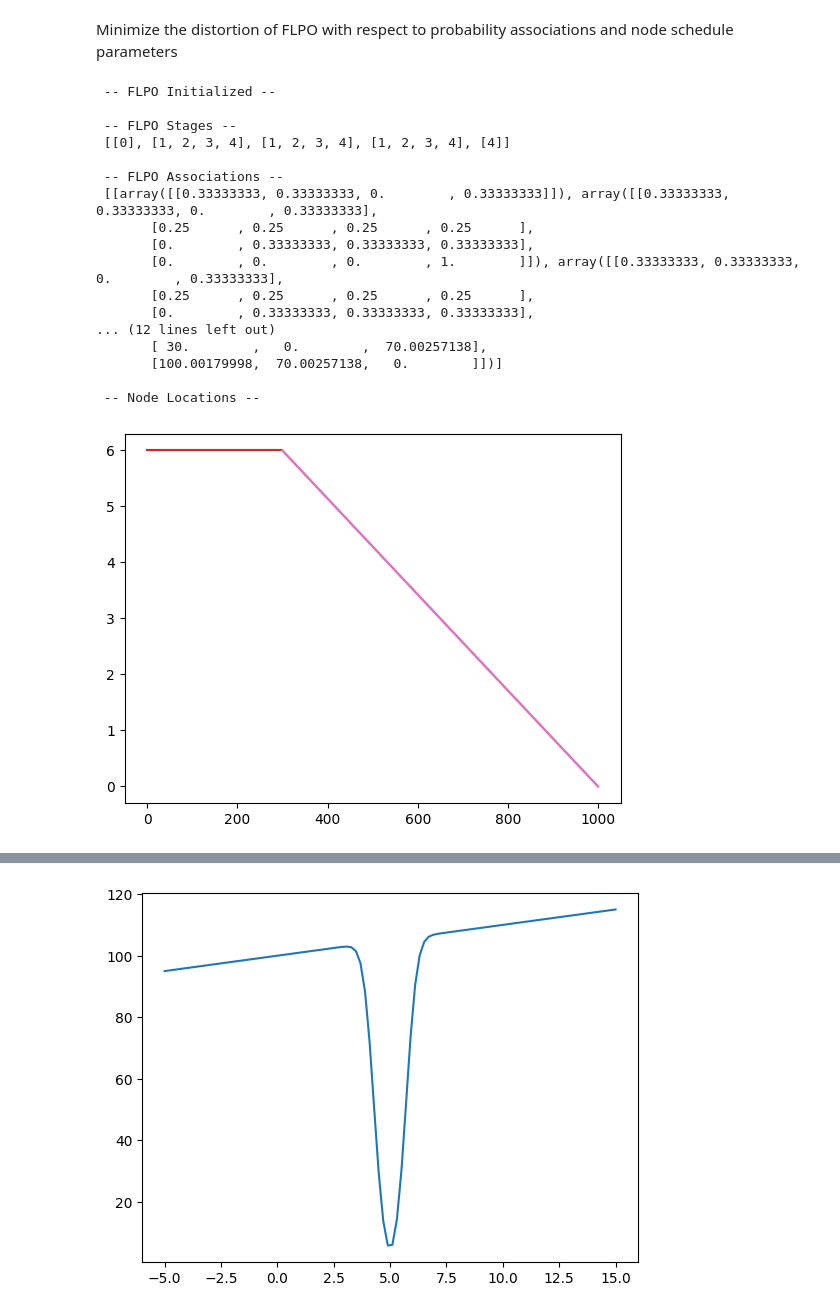
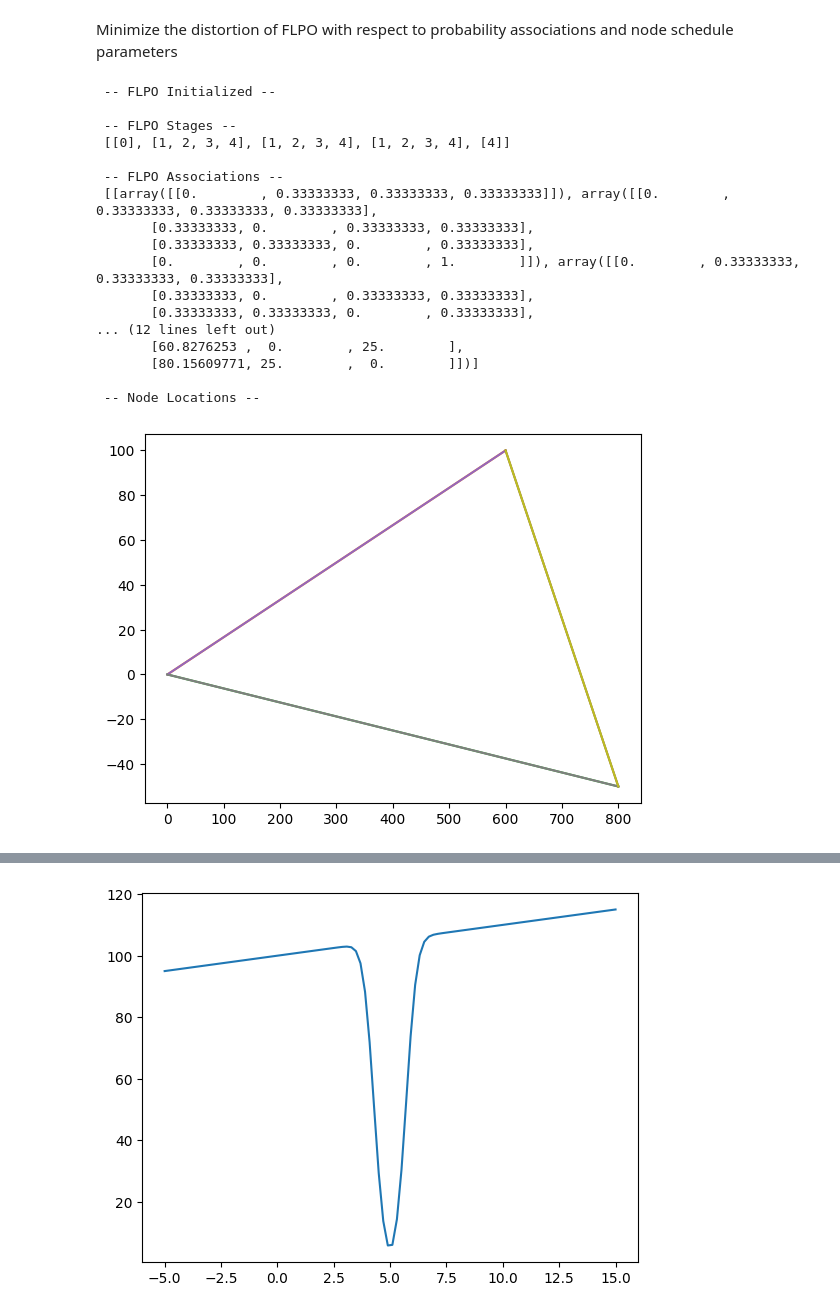
Before and after one commit to dt-1729/NASA_ULI, a Jupyter notebook: ULI_scipy_penalty.ipynb, the cells around one changed output, grey strips where cells are left out. Cells and saved outputs as stored; diff of their text form; code cells hidden in the pictures.

```diff
--- a/ULI_scipy_penalty.ipynb
+++ b/ULI_scipy_penalty.ipynb
@@ -641,9 +686,9 @@ M = 3 # number of nodes
 # ])
 
 Adj_mat = np.array([
+    [0, 1, 1, 1],
+    [1, 0, 1, 1],
     [1, 1, 0, 1],
-    [1, 1, 1, 1],
-    [0, 1, 1, 1],
     [0, 0, 0, 1]
 ])
 
@@ -659,9 +704,9 @@ Adj_mat = np.array([
 # ])
 
 node_lcn = np.array([
-    [0, 6],
-    [300, 6],
-    [1000, 0]
+    [0, 0],
+    [600, 100],
+    [800, -50]
 ])
 
 # define the speed limits for every vehicle
@@ -673,43 +718,43 @@ speed_lim = np.array([
 init_nodes = [1]
 stop_nodes = [3]
 
 # initialize annealing parameter
-beta = 0.0001
+beta = 0.001
 
 # create an instance of FLPO class
 flpo = FLPO(N, M, Adj_mat, node_lcn, speed_lim, init_nodes, stop_nodes, beta)
 print('\n -- FLPO Stages -- \n' , flpo.stages)
 print('\n -- FLPO Associations -- \n' , flpo.asn_pb)
 print('\n -- Minimum Transition Time Matrix -- \n' , flpo.dt_min)
 print('\n -- Maximum Transition Time Matrix -- \n' , flpo.dt_max)
 print(' \n -- Node Locations -- \n')
 for i in flpo.node_id:
     id_i = flpo.node_id.index(i)
     plt.plot(node_lcn[id_i,0], node_lcn[id_i,1], )
     for j in flpo.node_id:
         id_j = flpo.node_id.index(j)
         if i != j and flpo.Adj_mat[id_i,id_j] == 1:
             # plot a line between i and j
             plt.plot([node_lcn[id_i, 0], node_lcn[id_j, 0]] , [node_lcn[id_i, 1], node_lcn[id_j, 1]])
 # %% [output]
  -- FLPO Initialized --
 
  -- FLPO Stages --
  [[0], [1, 2, 3, 4], [1, 2, 3, 4], [1, 2, 3, 4], [4]]
 
  -- FLPO Associations --
- [[array([[0.33333333, 0.33333333, 0.        , 0.33333333]]), array([[0.33333333, 0.33333333, 0.        , 0.33333333],
-       [0.25      , 0.25      , 0.25      , 0.25      ],
-       [0.        , 0.33333333, 0.33333333, 0.33333333],
-       [0.        , 0.        , 0.        , 1.        ]]), array([[0.33333333, 0.33333333, 0.        , 0.33333333],
-       [0.25      , 0.25      , 0.25      , 0.25      ],
-       [0.        , 0.33333333, 0.33333333, 0.33333333],
+ [[array([[0.        , 0.33333333, 0.33333333, 0.33333333]]), array([[0.        , 0.33333333, 0.33333333, 0.33333333],
+       [0.33333333, 0.        , 0.33333333, 0.33333333],
+       [0.33333333, 0.33333333, 0.        , 0.33333333],
+       [0.        , 0.        , 0.        , 1.        ]]), array([[0.        , 0.33333333, 0.33333333, 0.33333333],
+       [0.33333333, 0.        , 0.33333333, 0.33333333],
+       [0.33333333, 0.33333333, 0.        , 0.33333333],
 ... (12 lines left out)
-       [ 30.        ,   0.        ,  70.00257138],
-       [100.00179998,  70.00257138,   0.        ]])]
+       [60.8276253 ,  0.        , 25.        ],
+       [80.15609771, 25.        ,  0.        ]])]
 
  -- Node Locations --
-[figure, old version]
+[figure, new version]
 # %%
 # initialize probability associations and time schedule parameters
 
```
Also changed, not shown: parts of 4 cells of this notebook, 3 other files.
